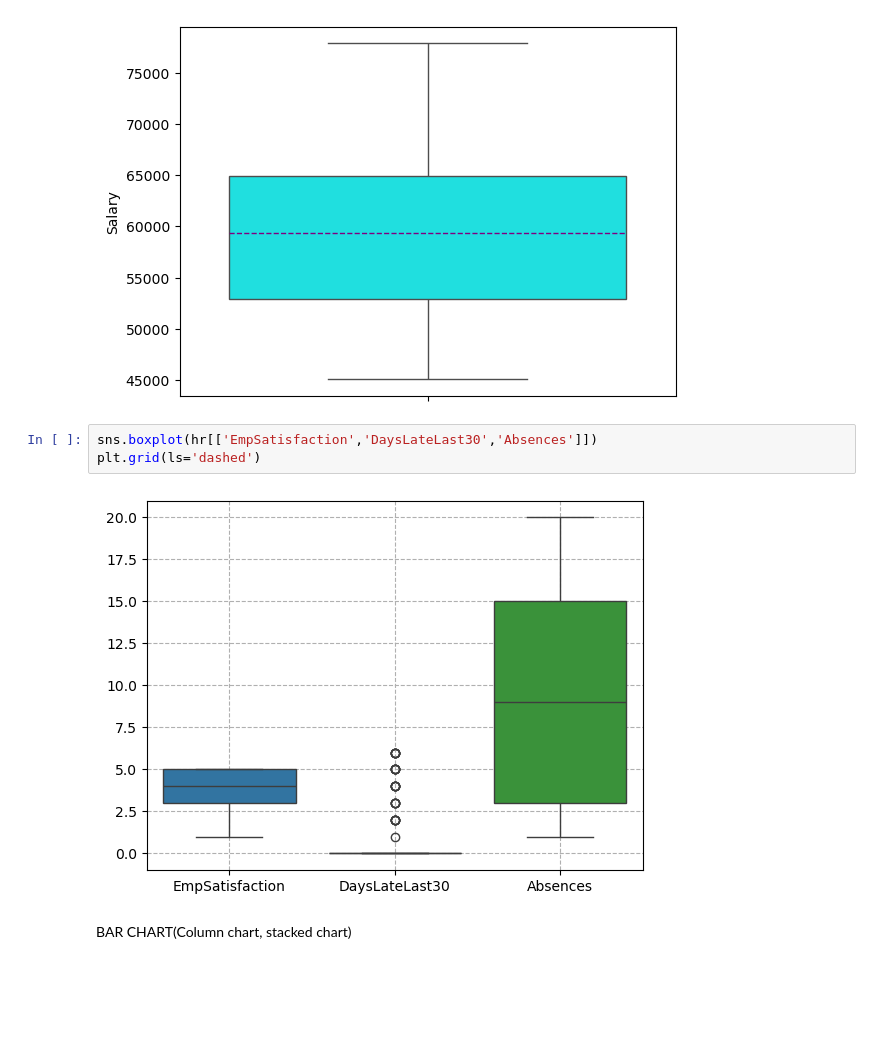
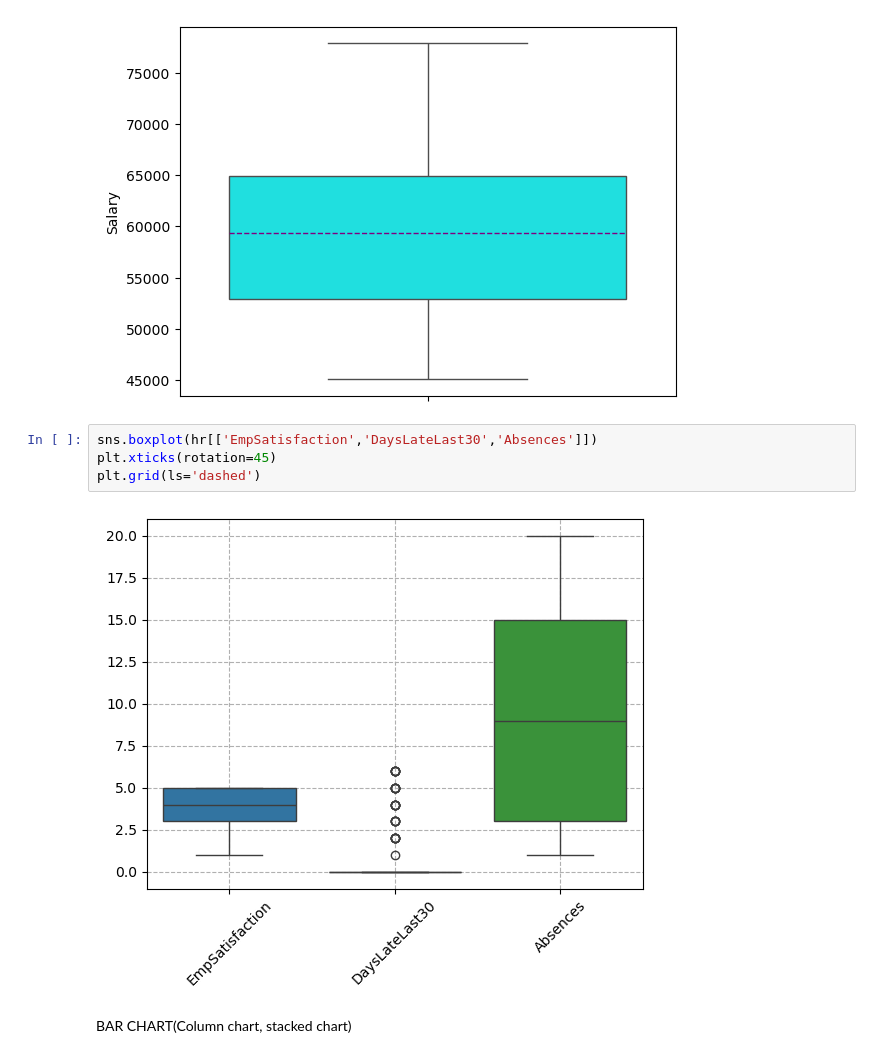
Before and after one commit to SmriteePoudel/DataScience, a Jupyter notebook: Visualization2.ipynb, the cells around one changed output. Saved outputs shown, nothing was run; the diff lists cells and outputs as text; blank space fills up the shorter version.

```diff
--- a/Visualization2.ipynb
+++ b/Visualization2.ipynb
@@ -60,9 +60,10 @@ sns.boxplot(hr['Salary'], color='aqua',medianprops={'color':'purple','linestyle'
 [figure]
 # %%
 sns.boxplot(hr[['EmpSatisfaction','DaysLateLast30','Absences']])
+plt.xticks(rotation=45)
 plt.grid(ls='dashed')
 # %% [output]
-[figure, old version]
+[figure, new version]
 # %% [markdown]
 BAR CHART(Column chart, stacked chart)
 # %%
```
Also changed, not shown: parts of 7 cells of this notebook, 4 other files.
